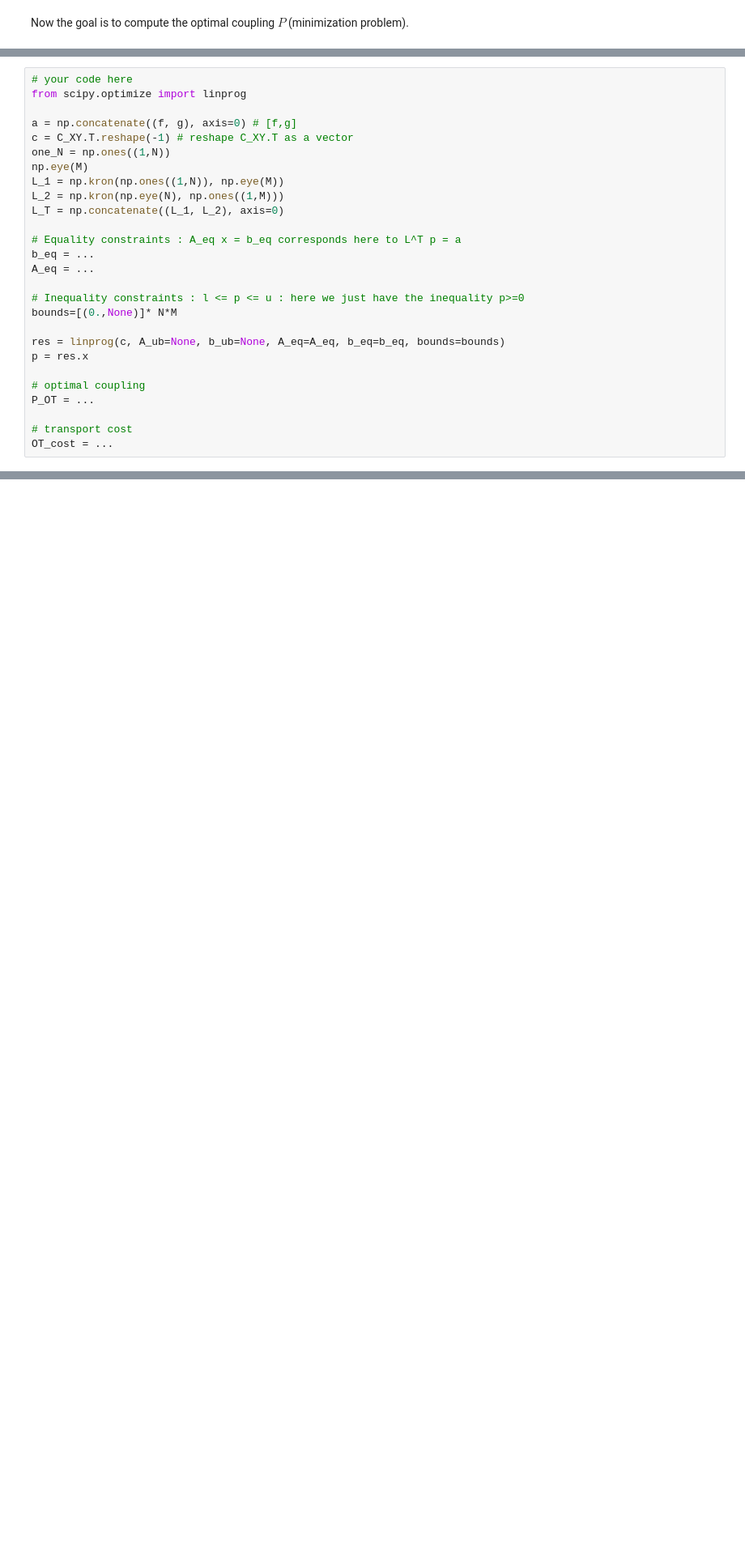
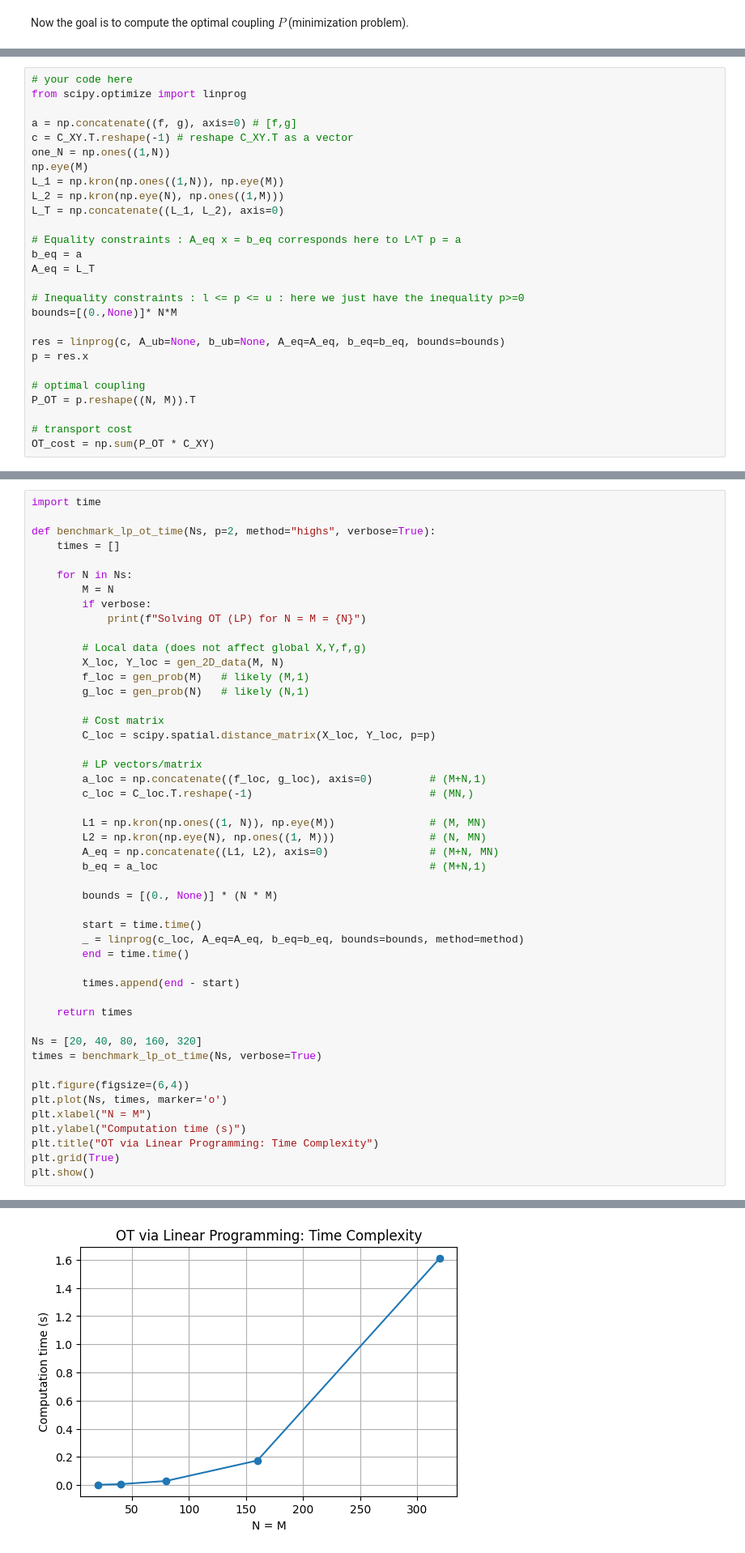
Before and after one commit to ViniciusGN/Kaggle-AI-Studies, a Jupyter notebook: 06. Optimal Transport/TP_2_OT_nD_2025.ipynb, the cells around one changed output, grey strips where cells are left out. Shown at 81% size. Drawn from its saved outputs; the diff is of its cells as text; blank space fills up the shorter version.

```diff
--- a/06. Optimal Transport/TP_2_OT_nD_2025.ipynb
+++ b/06. Optimal Transport/TP_2_OT_nD_2025.ipynb
@@ -442,8 +441,8 @@ L_2 = np.kron(np.eye(N), np.ones((1,M)))
 L_T = np.concatenate((L_1, L_2), axis=0)
 
 # Equality constraints : A_eq x = b_eq corresponds here to L^T p = a
-b_eq = ...
-A_eq = ...
+b_eq = a
+A_eq = L_T
 
 # Inequality constraints : l <= p <= u : here we just have the inequality p>=0
 bounds=[(0.,None)]* N*M
@@ -452,10 +451,10 @@ res = linprog(c, A_ub=None, b_ub=None, A_eq=A_eq, b_eq=b_eq, bounds=bounds)
 p = res.x
 
 # optimal coupling
-P_OT = ...
+P_OT = p.reshape((N, M)).T
 
 # transport cost
-OT_cost = ...
+OT_cost = np.sum(P_OT * C_XY)
 # %%
 #-#-#-#-#-#-#-#
 #   SOLUTION  #
@@ -478,3 +484,52 @@ test_constraints(P_OT,f,g)
 
 Use the previous code to solve problems with different values for $N=M$ up to $4 000$.\
 Measure and plot computation time depending on $N$.
+# %%
+import time
+
+def benchmark_lp_ot_time(Ns, p=2, method="highs", verbose=True):
+    times = []
+
+    for N in Ns:
+        M = N
+        if verbose:
+            print(f"Solving OT (LP) for N = M = {N}")
+
+        # Local data (does not affect global X,Y,f,g)
+        X_loc, Y_loc = gen_2D_data(M, N)
+        f_loc = gen_prob(M)   # likely (M,1)
+        g_loc = gen_prob(N)   # likely (N,1)
+
+        # Cost matrix
+        C_loc = scipy.spatial.distance_matrix(X_loc, Y_loc, p=p)
+
+        # LP vectors/matrix
+        a_loc = np.concatenate((f_loc, g_loc), axis=0)         # (M+N,1)
+        c_loc = C_loc.T.reshape(-1)                            # (MN,)
+
+        L1 = np.kron(np.ones((1, N)), np.eye(M))               # (M, MN)
+        L2 = np.kron(np.eye(N), np.ones((1, M)))               # (N, MN)
+        A_eq = np.concatenate((L1, L2), axis=0)                # (M+N, MN)
+        b_eq = a_loc                                           # (M+N,1)
+
+        bounds = [(0., None)] * (N * M)
+
+        start = time.time()
+        _ = linprog(c_loc, A_eq=A_eq, b_eq=b_eq, bounds=bounds, method=method)
+        end = time.time()
+
+        times.append(end - start)
+
+    return times
+
+Ns = [20, 40, 80, 160, 320]
+times = benchmark_lp_ot_time(Ns, verbose=True)
+
+plt.figure(figsize=(6,4))
+plt.plot(Ns, times, marker='o')
+plt.xlabel("N = M")
+plt.ylabel("Computation time (s)")
+plt.title("OT via Linear Programming: Time Complexity")
+plt.grid(True)
+plt.show()
+# %% [output]
@@ -480,0 +541 @@ Measure and plot computation time depending on $N$.
+[figure, added]
```
Also changed, not shown: parts of 13 cells of this notebook.
